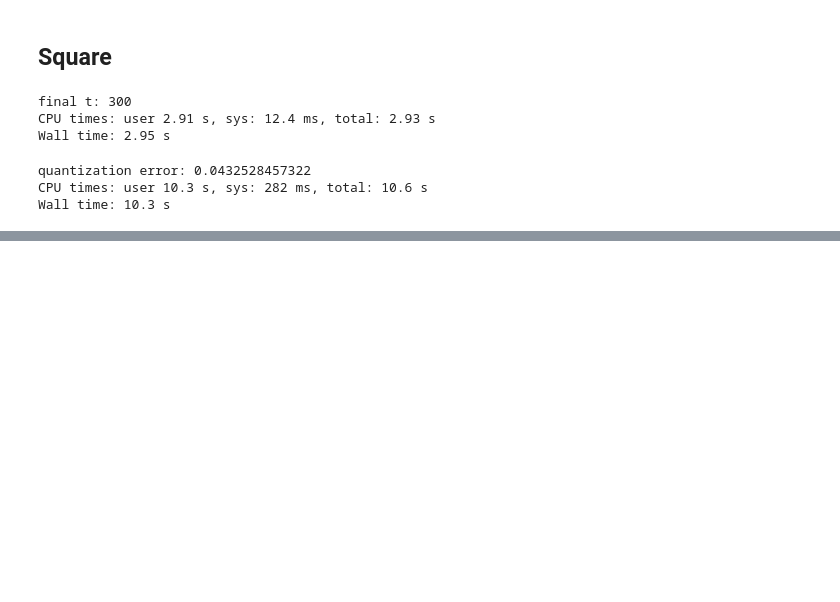
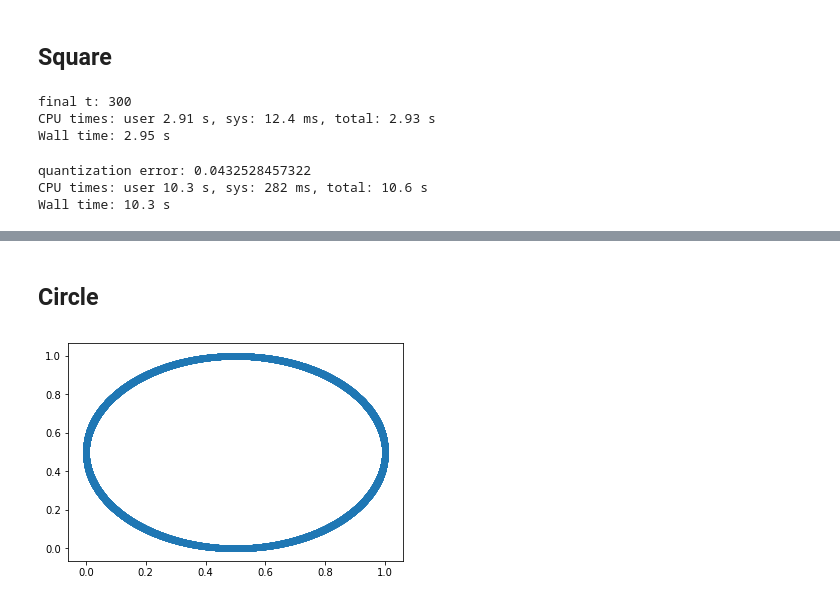
Before and after one commit to tcosmo/tcosmo.github.io, a Jupyter notebook: assets/soms/code/SOM_viz.ipynb, the cells around one changed output, grey strips where cells are left out. Cells and saved outputs as stored; diff of their text form; code cells hidden in the pictures; blank space fills up the shorter version.

```diff
--- a/assets/soms/code/SOM_viz.ipynb
+++ b/assets/soms/code/SOM_viz.ipynb
@@ -66,19 +90,3 @@ Wall time: 10.3 s
 HTML(movie_2D_som(frames_square))
 # %% [output]
 [interactive output not drawn]
-# %%
-font = {'family': 'serif',
-        'color':  'darkred',
-        'weight': 'normal',
-        'size': 16,
-        }
-k = 0
-plt.figure(figsize=(20,20))
-x,y = get_x_y(som_square)
-plt.scatter(x,y)
-for y in range(som_square.shape[0]):
-    for x in range(som_square.shape[1]):
-        x_f,y_f = som_square.som[y,x]
-        plt.text(x_f, y_f, str(k), fontdict=font)
-        k += 1
-plt.show()
@@ -86,0 +97,12 @@ plt.show()
+# %% [markdown]
+## Circle
+# %%
+#Reference: https://stackoverflow.com/questions/8487893/generate-all-the-points-on-the-circumference-of-a-circle
+def PointsInCircum(r,n=5000):
+    return np.array([[math.cos(2*np.pi/n*x)*r+0.5,math.sin(2*np.pi/n*x)*r+0.5] for x in range(0,n+1)])
+# %%
+circle_data = PointsInCircum(0.5)
+plt.scatter(circle_data[:,0],circle_data[:,1])
+plt.show()
+# %% [output]
+[figure, added]
```
Also changed, not shown: parts of 47 cells of this notebook, 15 other files.
